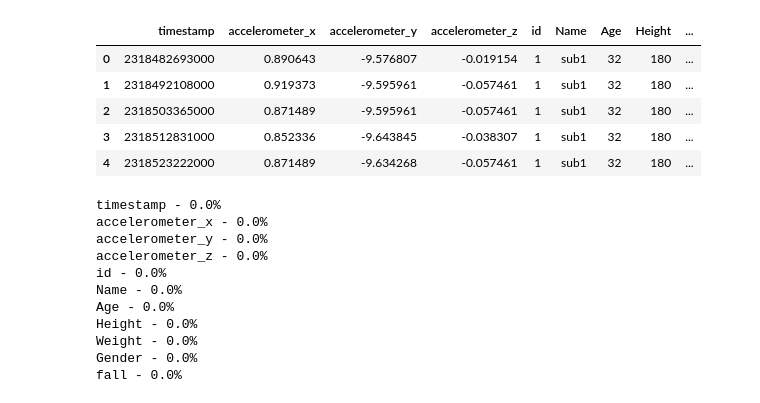
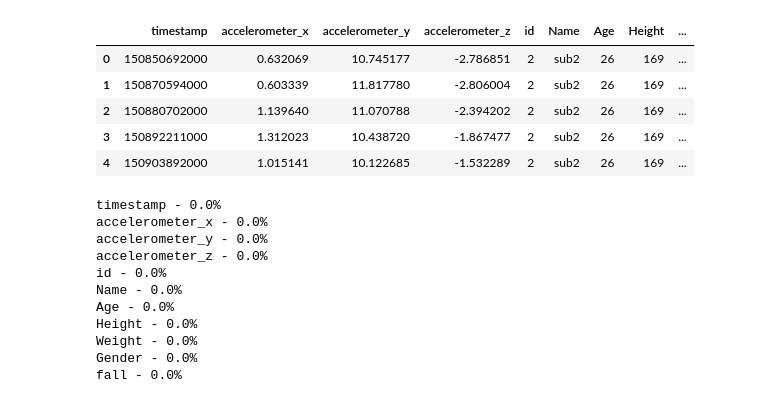
Before and after one commit to HazimDaoud/EMMA, a Jupyter notebook: software/notebooks/CNNMobi.ipynb, the cells around one changed output. Drawn from its saved outputs; the diff is of its cells as text; code cells hidden in the pictures.

```diff
--- a/software/notebooks/CNNMobi.ipynb
+++ b/software/notebooks/CNNMobi.ipynb
@@ -37,14 +38,14 @@ D:\TUDarmstadt\DSII\workspace\fallDetection
 # %%
-absolutepath = 'D:/TUDarmstadt/DSII/workspace/fallDetection/dataSets/MobiFall_Dataset_v2.0_labelled\sub1'
+absolutepath = 'D:/TUDarmstadt/DSII/workspace/fallDetection/dataSets/MobiFall_Dataset_v2.0_labelled\sub2'
 df = readSubsCsvs(absolutepath)
 df.head()
 # %% [output]
 |  | timestamp | accelerometer_x | accelerometer_y | accelerometer_z | id | Name | Age | Height | ... |
-| 0 | 2318482693000 | 0.890643 | -9.576807 | -0.019154 | 1 | sub1 | 32 | 180 | ... |
-| 1 | 2318492108000 | 0.919373 | -9.595961 | -0.057461 | 1 | sub1 | 32 | 180 | ... |
-| 2 | 2318503365000 | 0.871489 | -9.595961 | -0.057461 | 1 | sub1 | 32 | 180 | ... |
-| 3 | 2318512831000 | 0.852336 | -9.643845 | -0.038307 | 1 | sub1 | 32 | 180 | ... |
-| 4 | 2318523222000 | 0.871489 | -9.634268 | -0.057461 | 1 | sub1 | 32 | 180 | ... |
+| 0 | 150850692000 | 0.632069 | 10.745177 | -2.786851 | 2 | sub2 | 26 | 169 | ... |
+| 1 | 150870594000 | 0.603339 | 11.817780 | -2.806004 | 2 | sub2 | 26 | 169 | ... |
+| 2 | 150880702000 | 1.139640 | 11.070788 | -2.394202 | 2 | sub2 | 26 | 169 | ... |
+| 3 | 150892211000 | 1.312023 | 10.438720 | -1.867477 | 2 | sub2 | 26 | 169 | ... |
+| 4 | 150903892000 | 1.015141 | 10.122685 | -1.532289 | 2 | sub2 | 26 | 169 | ... |
 # %%
 for col in df.columns:
     pctMissing = df[col].isnull().mean()
```
Also changed, not shown: parts of 27 cells of this notebook.
